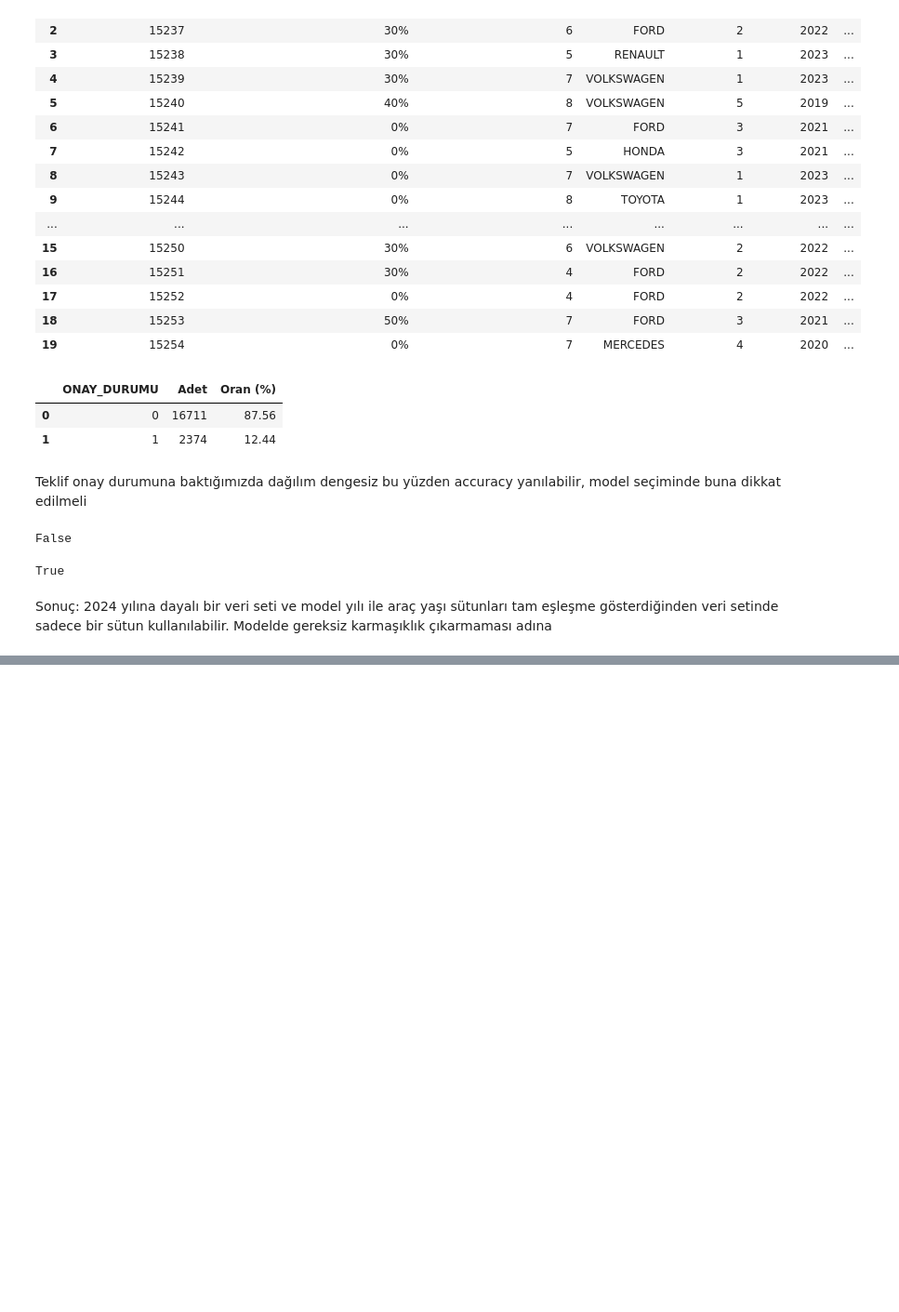
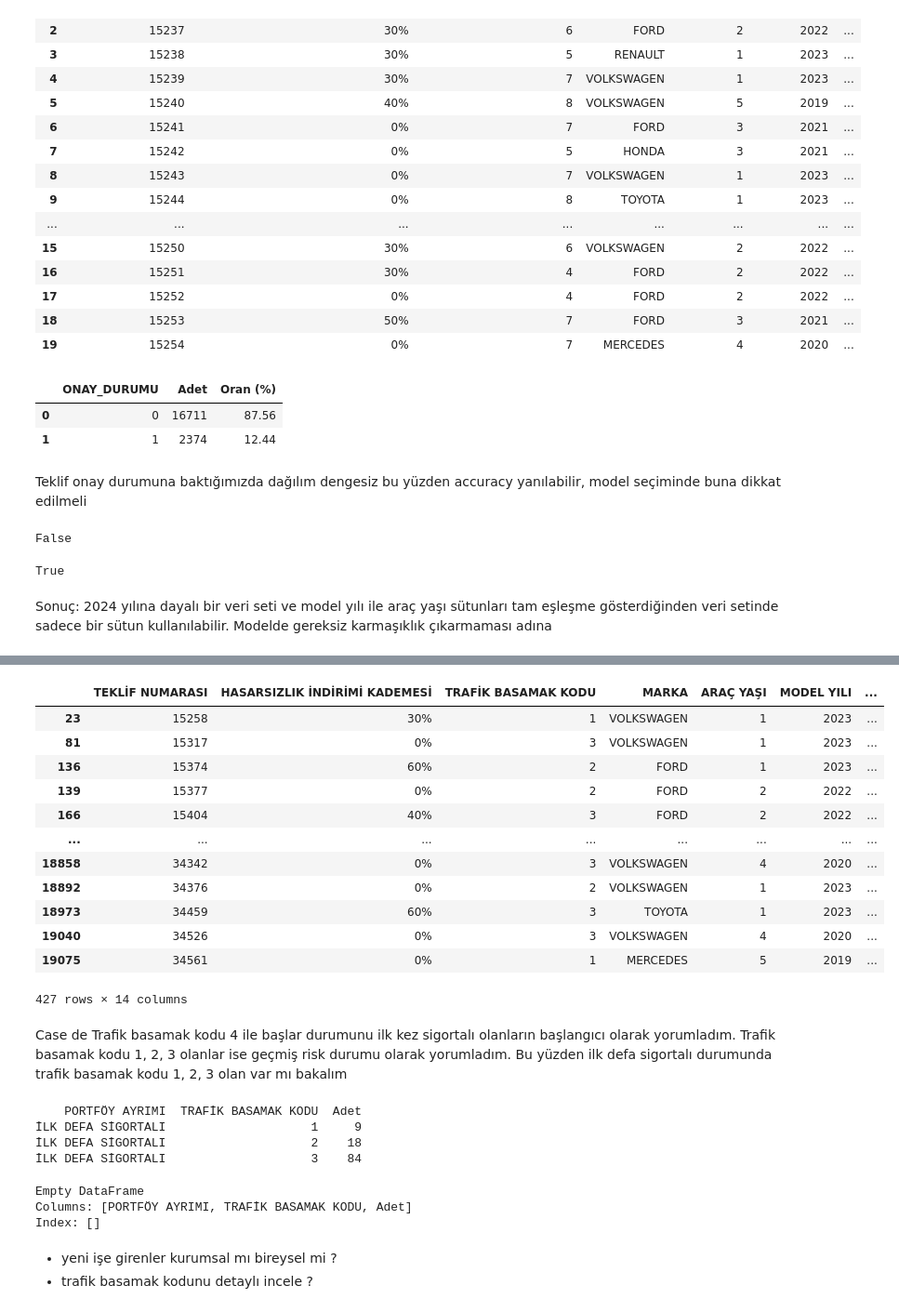
Before and after one commit to incieryilmazz/Insurance--Project, a Jupyter notebook: EDA.ipynb, the cells around one changed output, grey strips where cells are left out. Shown at 93% size. Cells and saved outputs as stored; diff of their text form; code cells hidden in the pictures; blank space fills up the shorter version.

```diff
--- a/EDA.ipynb
+++ b/EDA.ipynb
@@ -218,0 +290,50 @@ Sonuç: 2024 yılına dayalı bir veri seti ve model yılı ile araç yaşı sü
+# %%
+df[df["TRAFİK BASAMAK KODU"].astype(float) < 4]
+# %% [output]
+|  | TEKLİF NUMARASI | HASARSIZLIK İNDİRİMİ KADEMESİ | TRAFİK BASAMAK KODU | MARKA | ARAÇ YAŞI | MODEL YILI | ... |
+| 23 | 15258 | 30% | 1 | VOLKSWAGEN | 1 | 2023 | ... |
+| 81 | 15317 | 0% | 3 | VOLKSWAGEN | 1 | 2023 | ... |
+| 136 | 15374 | 60% | 2 | FORD | 1 | 2023 | ... |
+| 139 | 15377 | 0% | 2 | FORD | 2 | 2022 | ... |
+| 166 | 15404 | 40% | 3 | FORD | 2 | 2022 | ... |
+| ... | ... | ... | ... | ... | ... | ... | ... |
+| 18858 | 34342 | 0% | 3 | VOLKSWAGEN | 4 | 2020 | ... |
+| 18892 | 34376 | 0% | 2 | VOLKSWAGEN | 1 | 2023 | ... |
+| 18973 | 34459 | 60% | 3 | TOYOTA | 1 | 2023 | ... |
+| 19040 | 34526 | 0% | 3 | VOLKSWAGEN | 4 | 2020 | ... |
+| 19075 | 34561 | 0% | 1 | MERCEDES | 5 | 2019 | ... |
+427 rows × 14 columns
+# %% [markdown]
+Case de Trafik basamak kodu 4 ile başlar durumunu ilk kez sigortalı olanların başlangıcı olarak yorumladım. Trafik basamak kodu 1, 2, 3 olanlar ise geçmiş risk durumu olarak yorumladım.
+Bu yüzden ilk defa sigortalı durumunda trafik basamak kodu 1, 2, 3 olan var mı bakalım
+# %%
+df["TRAFİK BASAMAK KODU"] = pd.to_numeric(df["TRAFİK BASAMAK KODU"], errors="coerce")
+
+mask = df["PORTFÖY AYRIMI"].isin(["İLK DEFA SİGORTALI"]) & (df["TRAFİK BASAMAK KODU"] < 4)
+sub = df.loc[mask, ["PORTFÖY AYRIMI","TRAFİK BASAMAK KODU"]]
+
+tab = (sub.groupby(["PORTFÖY AYRIMI","TRAFİK BASAMAK KODU"])
+          .size().reset_index(name="Adet").sort_values(["PORTFÖY AYRIMI","TRAFİK BASAMAK KODU"]))
+print(tab.to_string(index=False))
+# %% [output]
+    PORTFÖY AYRIMI  TRAFİK BASAMAK KODU  Adet
+İLK DEFA SİGORTALI                    1     9
+İLK DEFA SİGORTALI                    2    18
+İLK DEFA SİGORTALI                    3    84
+# %%
+df.loc[mask, "TRAFİK BASAMAK KODU"] = 4
+df["TRAFİK BASAMAK KODU"] = pd.to_numeric(df["TRAFİK BASAMAK KODU"], errors="coerce")
+
+mask = df["PORTFÖY AYRIMI"].isin(["İLK DEFA SİGORTALI"]) & (df["TRAFİK BASAMAK KODU"] < 4)
+sub = df.loc[mask, ["PORTFÖY AYRIMI","TRAFİK BASAMAK KODU"]]
+
+tab = (sub.groupby(["PORTFÖY AYRIMI","TRAFİK BASAMAK KODU"])
+          .size().reset_index(name="Adet").sort_values(["PORTFÖY AYRIMI","TRAFİK BASAMAK KODU"]))
+print(tab.to_string(index=False))
+# %% [output]
+Empty DataFrame
+Columns: [PORTFÖY AYRIMI, TRAFİK BASAMAK KODU, Adet]
+Index: []
+# %% [markdown]
+- yeni işe girenler kurumsal mı bireysel mi ?
+- trafik basamak kodunu detaylı incele ?
```
Also changed, not shown: parts of 8 cells of this notebook.
